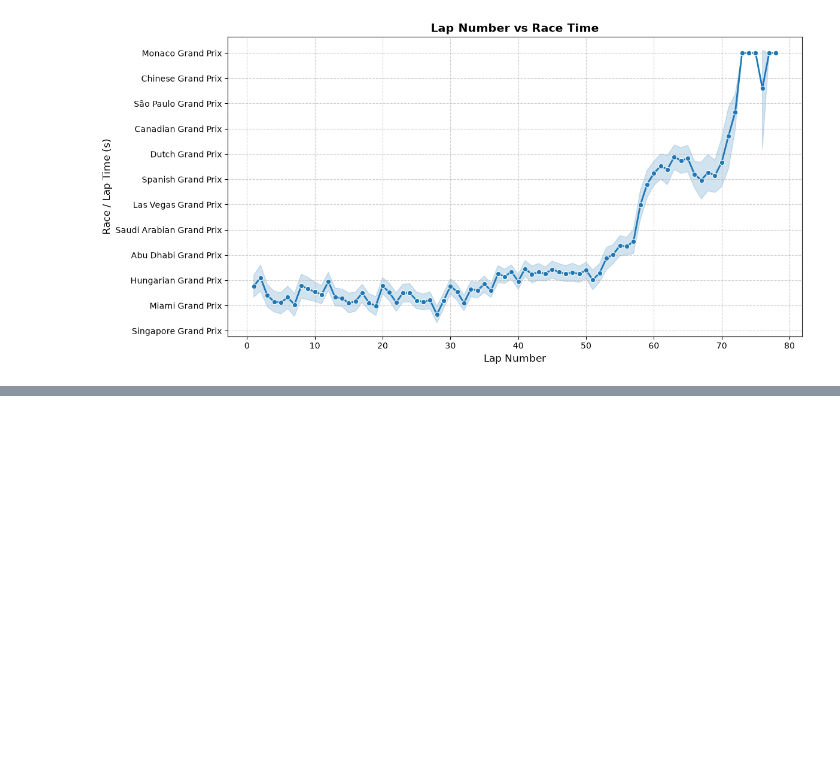
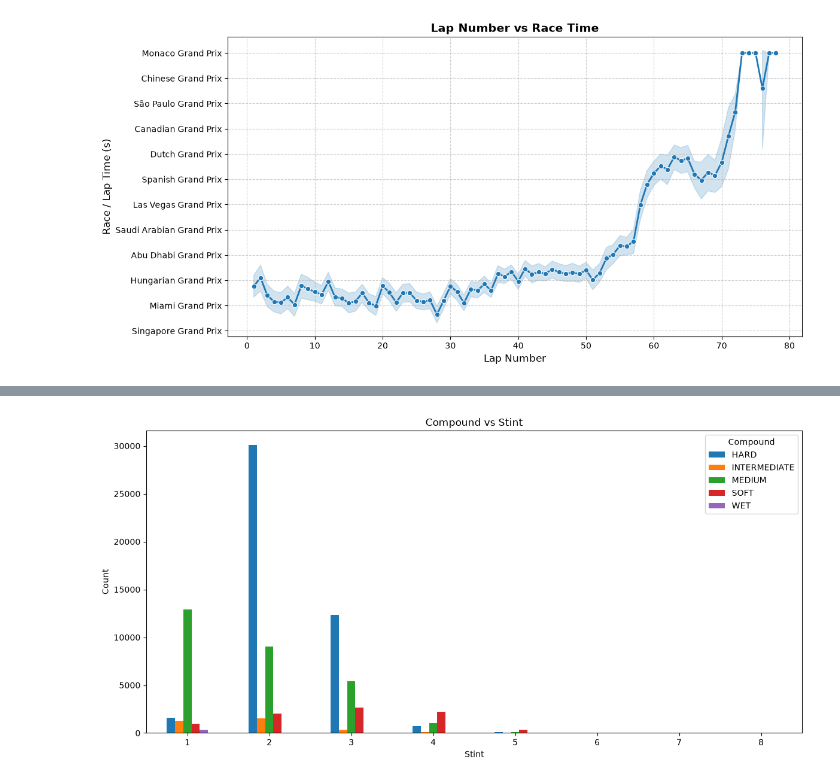
Before and after one commit to DarshakJ/F1_Pit_prediction, a Jupyter notebook: EDA/eda_only_v1.ipynb, the cells around one changed output, grey strips where cells are left out. Saved outputs shown, nothing was run; the diff lists cells and outputs as text; code cells hidden in the pictures; blank space fills up the shorter version.

```diff
--- a/EDA/eda_only_v1.ipynb
+++ b/EDA/eda_only_v1.ipynb
@@ -1271,0 +1487,27 @@ ValueError: Mime type rendering requires nbformat>=4.2.0 but it is not installed
+# %%
+def stint_vs_compound_stint(df):
+    stint_counts = (
+        df[df["PitStop"]==1].groupby(['Compound', 'Stint'])
+        .size()
+        .reset_index(name='Count')
+    )
+
+    stint_pivot = stint_counts.pivot(
+        index='Stint',
+        columns='Compound',
+        values='Count'
+    ).fillna(0)
+
+    stint_pivot.plot(kind='bar', figsize=(12, 6))
+
+    plt.title('Compound vs Stint')
+    plt.xlabel('Stint')
+    plt.ylabel('Count')
+    plt.xticks(rotation=0)
+    plt.legend(title='Compound')
+    plt.tight_layout()
+    plt.show()
+
+stint_vs_compound_stint(df_train_merged)
+# %% [output]
+[figure, added]
```
Also changed, not shown: parts of 8 cells of this notebook.
